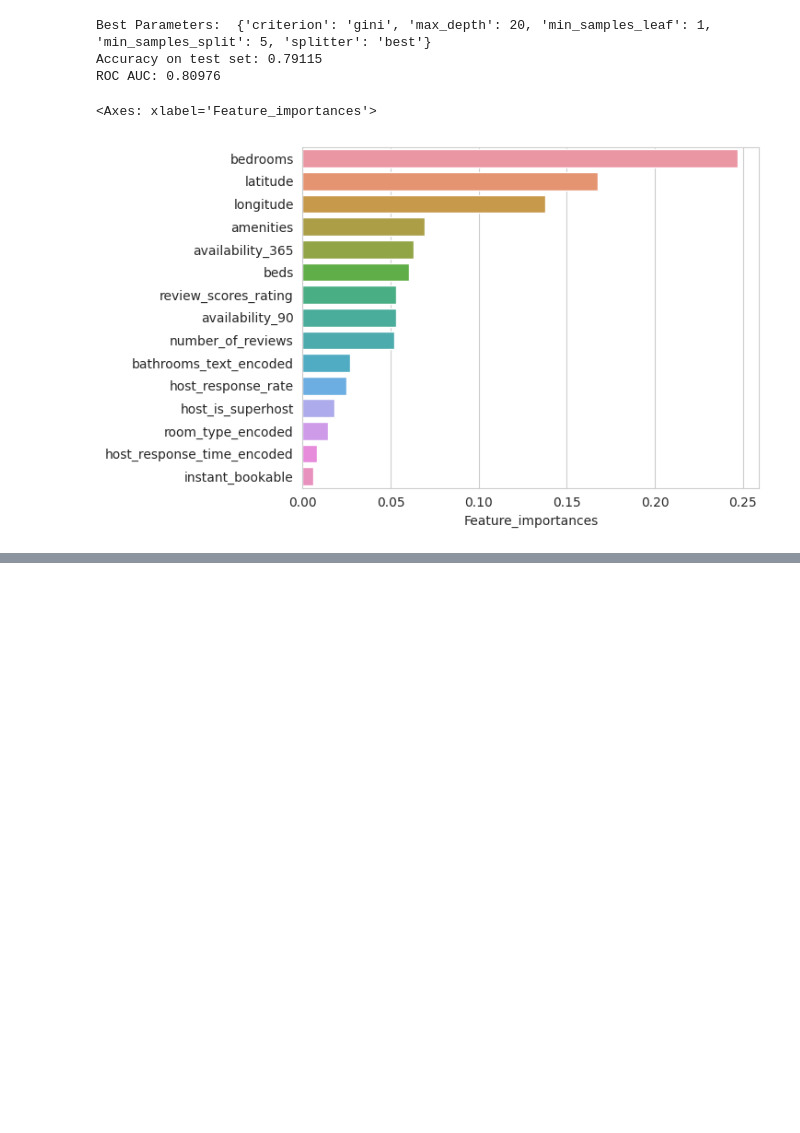
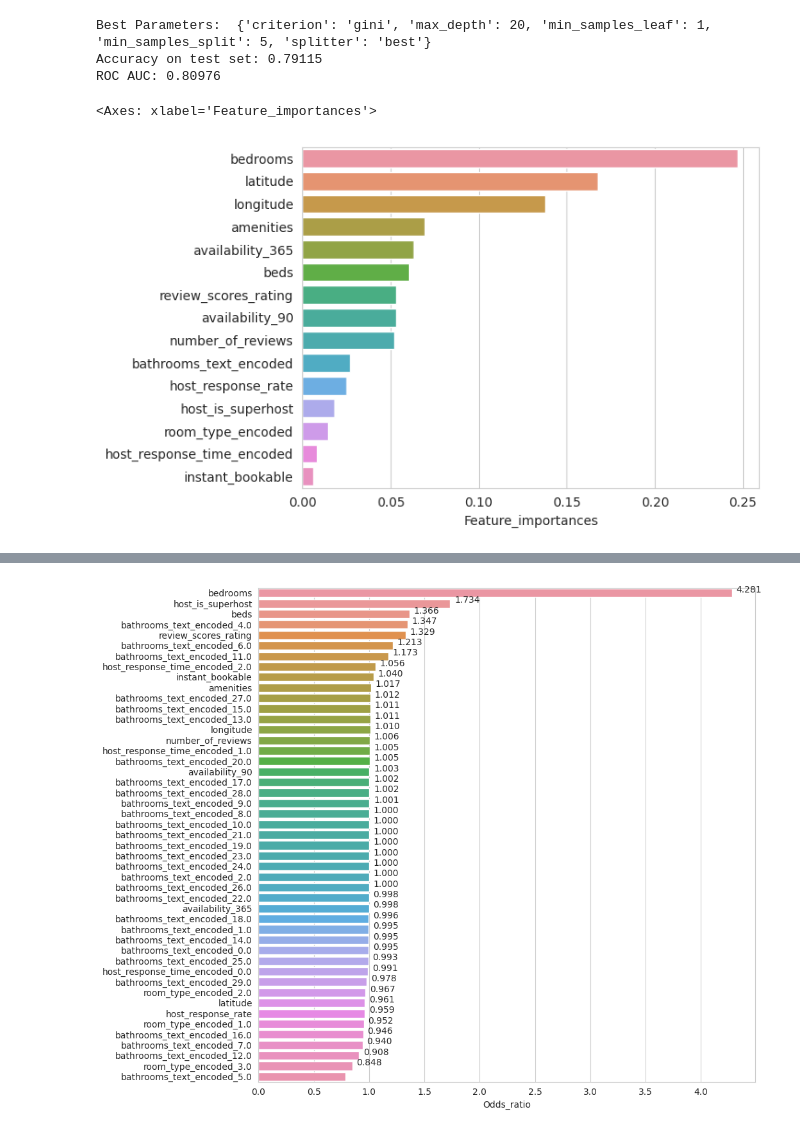
Before and after one commit to rainnn99/-DataAnalysis_Airbnb, a Jupyter notebook: DataAnalysis_Airbnb.ipynb, the cells around one changed output, grey strips where cells are left out. Saved outputs shown, nothing was run; the diff lists cells and outputs as text; code cells hidden in the pictures; blank space fills up the shorter version.

```diff
--- a/DataAnalysis_Airbnb.ipynb
+++ b/DataAnalysis_Airbnb.ipynb
@@ -975,0 +987,5 @@ display(graphviz.Source(dot_graph))
+# %%
+#가장많은 값을 가지는 변수를 기준 더미변수로 설정 후 제거
+cols=['host_response_time_encoded_3.0', 'room_type_encoded_0.0', 'bathrooms_text_encoded_3.0']
+df_lr = df_lr.drop(cols, axis=1)
+df_lr.shape
@@ -975,0 +1017,10 @@ display(graphviz.Source(dot_graph))
+# %%
+#GridSearch 실행
+lr = LogisticRegression(solver='lbfgs', penalty='none', random_state=0, n_jobs=-1)
+
+params = {'solver':['lbfgs', 'saga'], 'penalty':['none']}
+grid_lr = GridSearchCV(lr, param_grid=params, scoring='accuracy', cv=5, n_jobs=-1)
+grid_lr.fit(x_train, y_train)
+
+print("GridSearchCV max accuracy:{:.5f}".format(grid_lr.best_score_))
+print("GridSearchCV best parameter:{}".format(grid_lr.best_params_))
@@ -975,0 +1030,8 @@ display(graphviz.Source(dot_graph))
+# %%
+best_clf = grid_lr.best_estimator_
+pred = best_clf.predict(x_test)
+print("Accuracy on test set:{:.5f}".format(accuracy_score(y_test, pred)))
+
+from sklearn.metrics import roc_auc_score
+ROC_AUC = roc_auc_score(y_test,best_clf.predict_proba(x_test)[:, 1])
+print("ROC AUC on test set:{:.5f}".format(ROC_AUC))
@@ -975,0 +1063,7 @@ display(graphviz.Source(dot_graph))
+# %%
+#변수명을 Index로 만들고 coefficient값을 제곱한 Odds ratio값을 Index에 매칭한 데이터프레임 만들기
+feature_names = list(data.columns)   # 변수명(컬럼명)을 리스트 형태로 만들기
+dft = pd.DataFrame(np.round(np.exp(best_clf.coef_),3).transpose(), index=feature_names,
+                   columns=['Odds_ratio'])
+df_lr2 = dft.sort_values(by='Odds_ratio', ascending=False)   # 컬럼 coef의 값들을 내림차순으로 정리
+df_lr2
@@ -975,0 +1084,15 @@ display(graphviz.Source(dot_graph))
+# %%
+#데이터프레임 dft1의 막대그래프(barplot) 그리기
+import matplotlib.pyplot as plt
+import seaborn as sns
+%matplotlib inline
+plt.figure(figsize=(10, 10))
+ax = sns.barplot(y=df_lr2.index, x="Odds_ratio", data=df_lr2)
+
+for p in ax.patches:
+  ax.annotate("%.3f" % p.get_width(), (p.get_x() + p.get_width(), p.get_y()+1.2),
+              xytext=(5,10), textcoords='offset points')
+
+plt.show()
+# %% [output]
+[figure, added]
```
Also changed, not shown: parts of 9 cells of this notebook.
